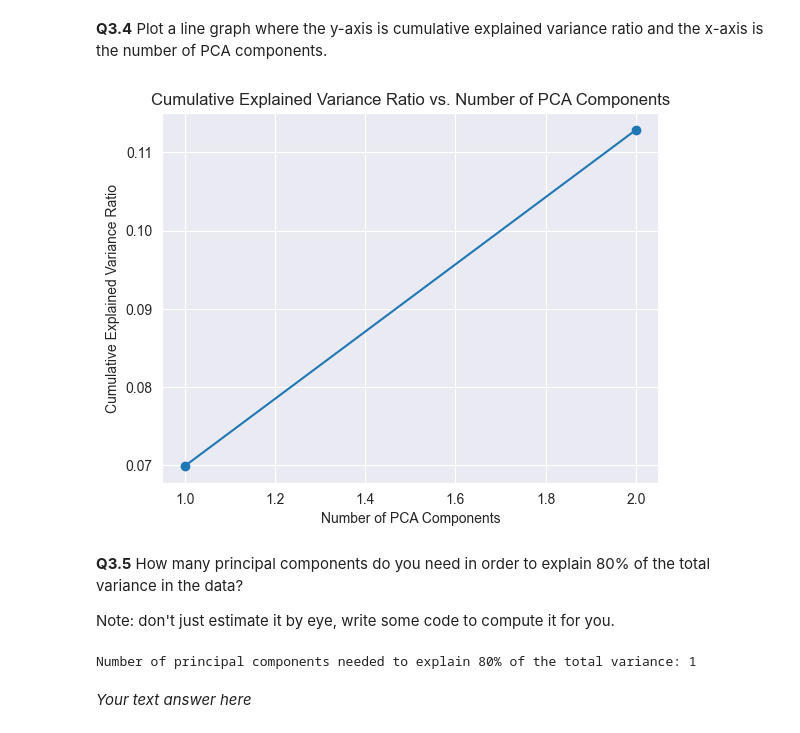
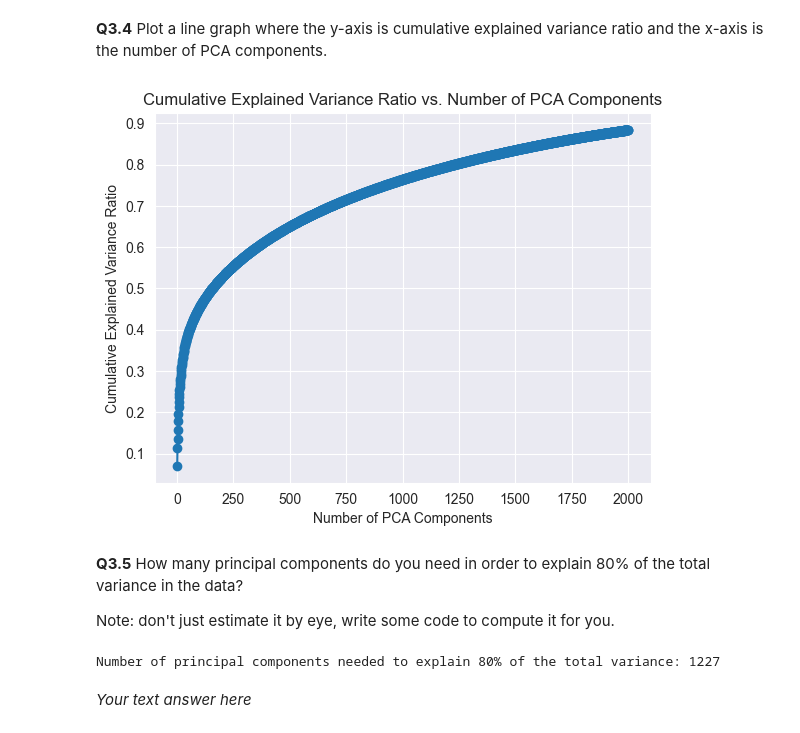
Before and after one commit to Marijnop/Assignments, a Jupyter notebook: Assignment 3 - Empty (1).ipynb, the cells around one changed output. Drawn from its saved outputs; the diff is of its cells as text; code cells hidden in the pictures.

```diff
--- a/Assignment 3 - Empty (1).ipynb
+++ b/Assignment 3 - Empty (1).ipynb
@@ -349,25 +349,30 @@ Variance information lost in 2D PCA projection: 0.8871154913246893
 # %% [markdown]
 **Q3.4** Plot a line graph where the y-axis is cumulative explained variance ratio and the x-axis is the number of PCA components.
 # %%
+pca = PCA(n_components=2000)  # Set the desired number of components
+overview_pca = pca.fit_transform(df['one_hot_overview'].tolist())
+explained_variance_ratio = pca.explained_variance_ratio_
+cumulative_explained_variance_ratio = explained_variance_ratio.cumsum()
+
 plt.plot(range(1, len(cumulative_explained_variance_ratio) + 1), cumulative_explained_variance_ratio, marker='o', linestyle='-')
 
 # Set up labels and title
 plt.xlabel('Number of PCA Components')
 plt.ylabel('Cumulative Explained Variance Ratio')
 plt.title('Cumulative Explained Variance Ratio vs. Number of PCA Components')
 
 # Show plot
 plt.grid(True)
 plt.show()
 # %% [output]
-[figure, old version]
+[figure, new version]
 # %% [markdown]
 **Q3.5** How many principal components do you need in order to explain 80% of the total variance in the data?
 
 Note: don't just estimate it by eye, write some code to compute it for you.
 # %%
 # your code answer here
-num_components_80_percent_variance = 1
+num_components_80_percent_variance =1
 for i, cumulative_variance in enumerate(cumulative_explained_variance_ratio):
     if cumulative_variance >= 0.8:
         num_components_80_percent_variance = i + 1
@@ -375,7 +380,7 @@ for i, cumulative_variance in enumerate(cumulative_explained_variance_ratio):
 
 print("Number of principal components needed to explain 80% of the total variance:", num_components_80_percent_variance)
 # %% [output]
-Number of principal components needed to explain 80% of the total variance: 1
+Number of principal components needed to explain 80% of the total variance: 1227
 # %% [markdown]
 *Your text answer here*
 # %% [markdown]
```
Also changed, not shown: parts of 19 cells of this notebook.
